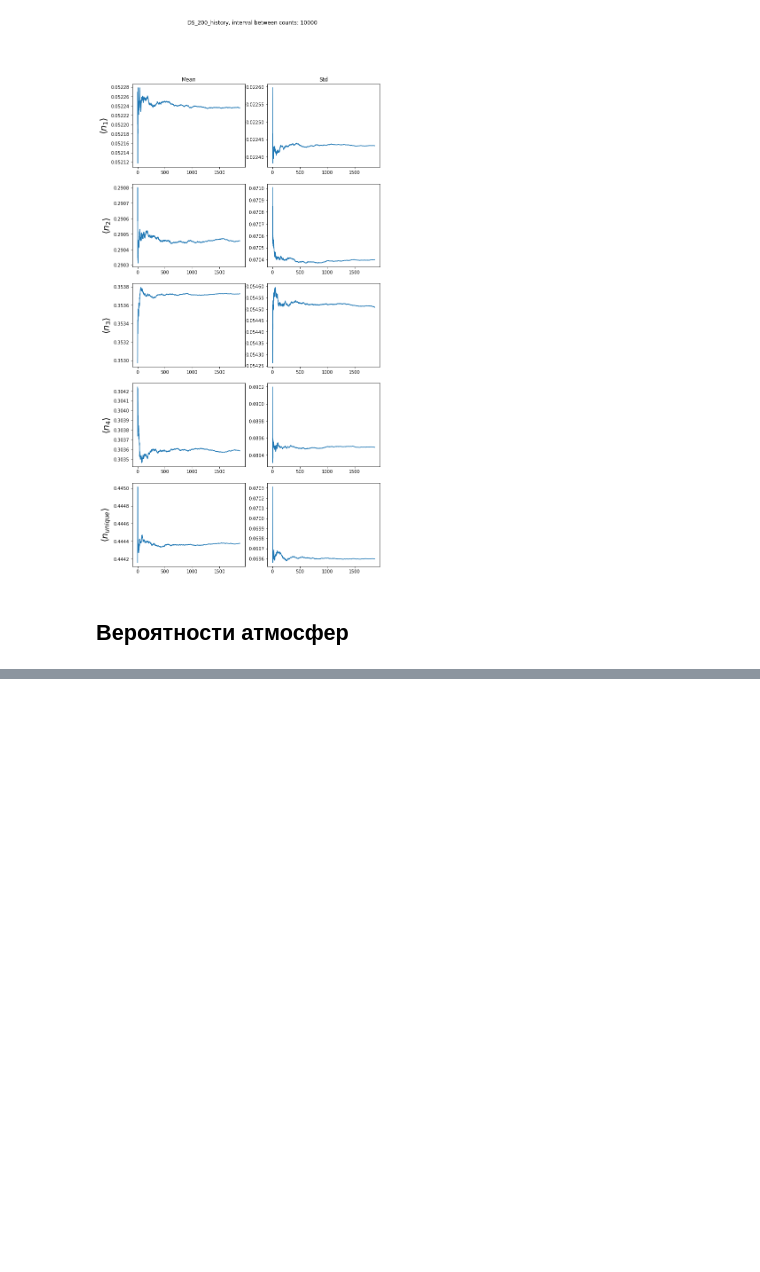
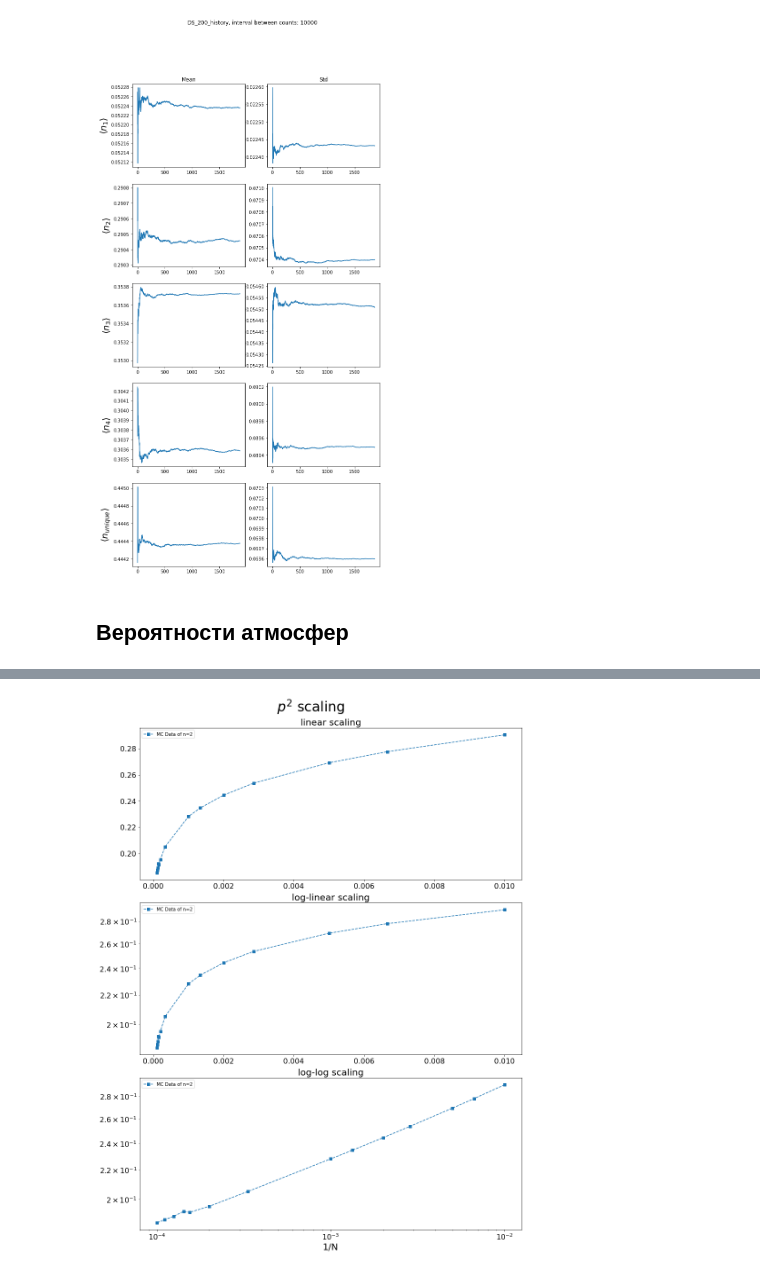
Before and after one commit to Chpel/ProjectMagnet, a Jupyter notebook: Расчёты .ipynb/Drunken_Sailor_v2.ipynb, the cells around one changed output, grey strips where cells are left out. Cells and saved outputs as stored; diff of their text form; code cells hidden in the pictures; blank space fills up the shorter version.

```diff
--- a/Расчёты .ipynb/Drunken_Sailor_v2.ipynb
+++ b/Расчёты .ipynb/Drunken_Sailor_v2.ipynb
@@ -252,0 +270,6 @@ def full_scaling(x, y, dy, n, image_name=None):
+# %%
+x = data['1/N']
+y = data['p2']
+full_scaling(x, y, None, 2)
+# %% [output]
+[figure, added]
```
Also changed, not shown: parts of 16 cells of this notebook.
